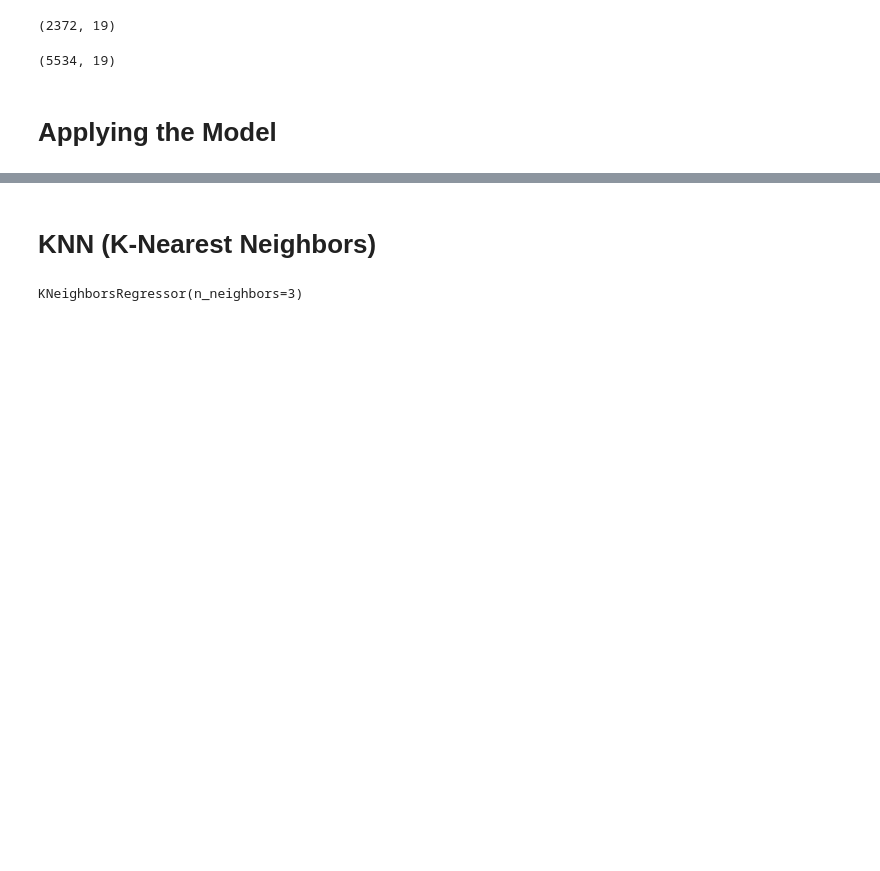
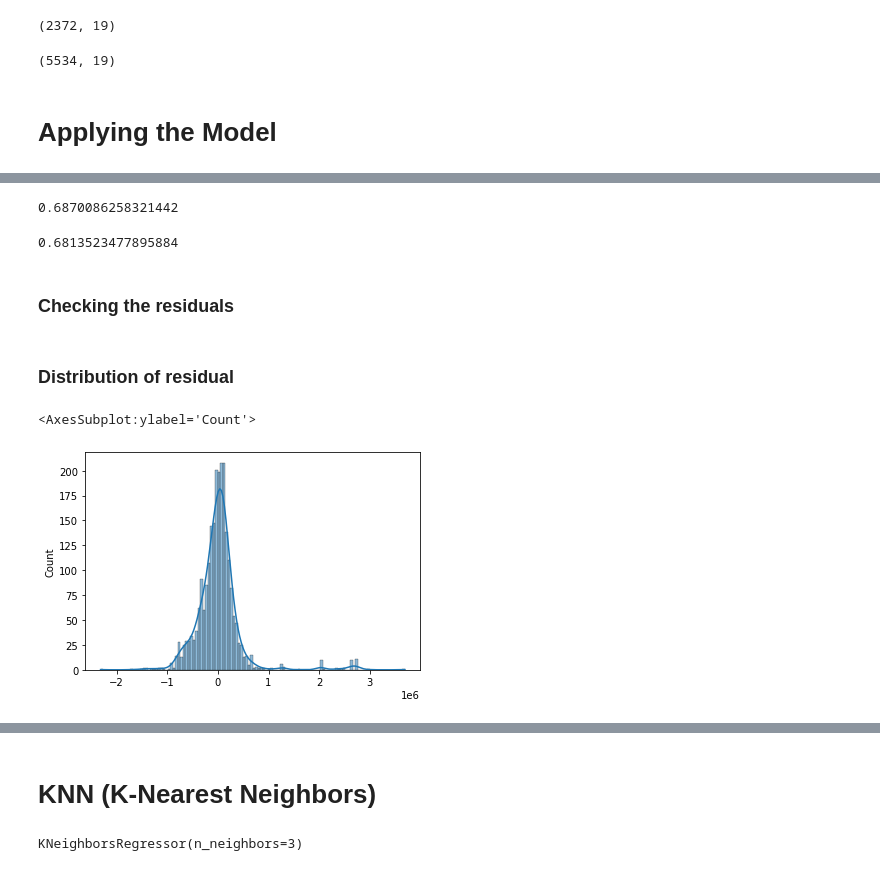
Before and after one commit to Rajdeep-personal/My-Project, a Jupyter notebook: Car_Selling_Price_Prediction.ipynb, the cells around one changed output, grey strips where cells are left out. Drawn from its saved outputs; the diff is of its cells as text; code cells hidden in the pictures; blank space fills up the shorter version.

```diff
--- a/Car_Selling_Price_Prediction.ipynb
+++ b/Car_Selling_Price_Prediction.ipynb
@@ -1322,0 +1357,5 @@ sns.kdeplot(residual)
+# %%
+x_test_const = x_test_const.drop(['fuel_CNG','fuel_Petrol'], axis=1)
+# %%
+# Predicting test set
+y_test_hat = ols_model1.predict(x_test_const)
@@ -1322,0 +1399,2 @@ sns.kdeplot(residual)
+# %%
+y_test_hat.index = y_test.index
@@ -1322,0 +1448,21 @@ sns.kdeplot(residual)
+# %%
+# r2 score for Test set
+r2_score(y_test, y_test_hat)
+# %% [output]
+0.6870086258321442
+# %%
+# r2 score for train set
+r2_score(y_train, y_train_hat)
+# %% [output]
+0.6813523477895884
+# %% [markdown]
+### Checking the residuals
+# %%
+res_ols = y_test - y_test_hat
+# %% [markdown]
+### Distribution of residual
+# %%
+sns.histplot(res_ols, kde=True)
+# %% [output]
+<AxesSubplot:ylabel='Count'>
+[figure, added]
```
Also changed, not shown: parts of 82 cells of this notebook.
